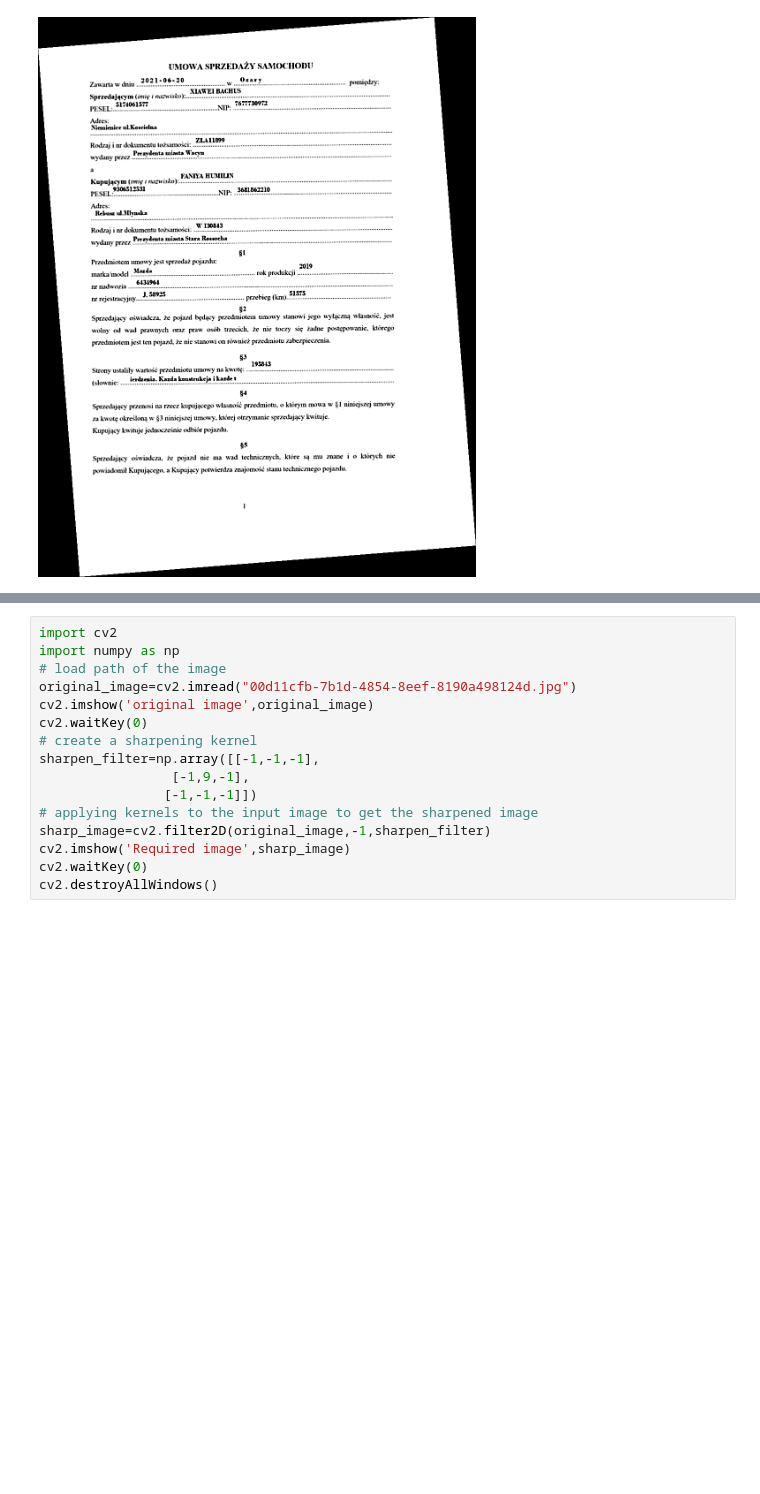
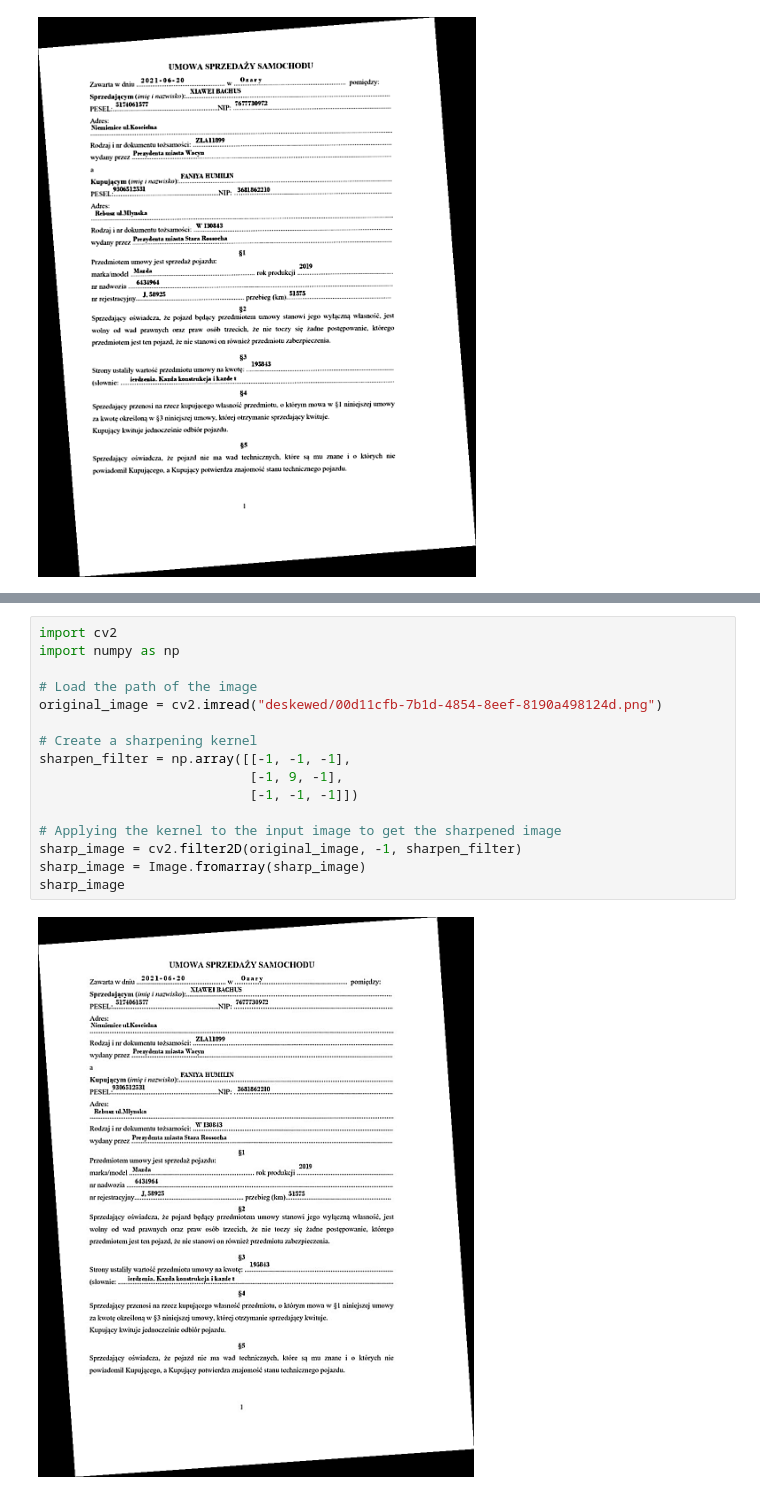
Before and after one commit to szymonsm/HackING_mISIe, a Jupyter notebook: adam.ipynb, the cells around one changed output, grey strips where cells are left out. Drawn from its saved outputs; the diff is of its cells as text; blank space fills up the shorter version.

```diff
--- a/adam.ipynb
+++ b/adam.ipynb
@@ -72,16 +94,18 @@ preprocessed_image
 # %%
 import cv2
 import numpy as np
-# load path of the image
-original_image=cv2.imread("00d11cfb-7b1d-4854-8eef-8190a498124d.jpg")
-cv2.imshow('original image',original_image)
-cv2.waitKey(0)
-# create a sharpening kernel
-sharpen_filter=np.array([[-1,-1,-1],
-                 [-1,9,-1],
-                [-1,-1,-1]])
-# applying kernels to the input image to get the sharpened image
-sharp_image=cv2.filter2D(original_image,-1,sharpen_filter)
-cv2.imshow('Required image',sharp_image)
-cv2.waitKey(0)
-cv2.destroyAllWindows()
+
+# Load the path of the image
+original_image = cv2.imread("deskewed/00d11cfb-7b1d-4854-8eef-8190a498124d.png")
+
+# Create a sharpening kernel
+sharpen_filter = np.array([[-1, -1, -1],
+                           [-1, 9, -1],
+                           [-1, -1, -1]])
+
+# Applying the kernel to the input image to get the sharpened image
+sharp_image = cv2.filter2D(original_image, -1, sharpen_filter)
+sharp_image = Image.fromarray(sharp_image)
+sharp_image
+# %% [output]
+[figure, added]
```
Also changed, not shown: parts of 5 cells of this notebook, 12 other files.
